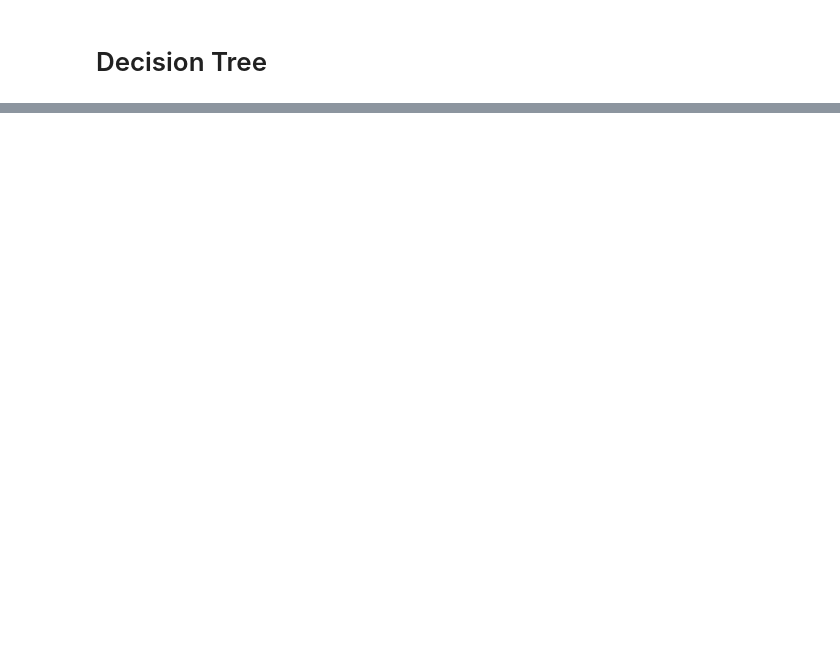
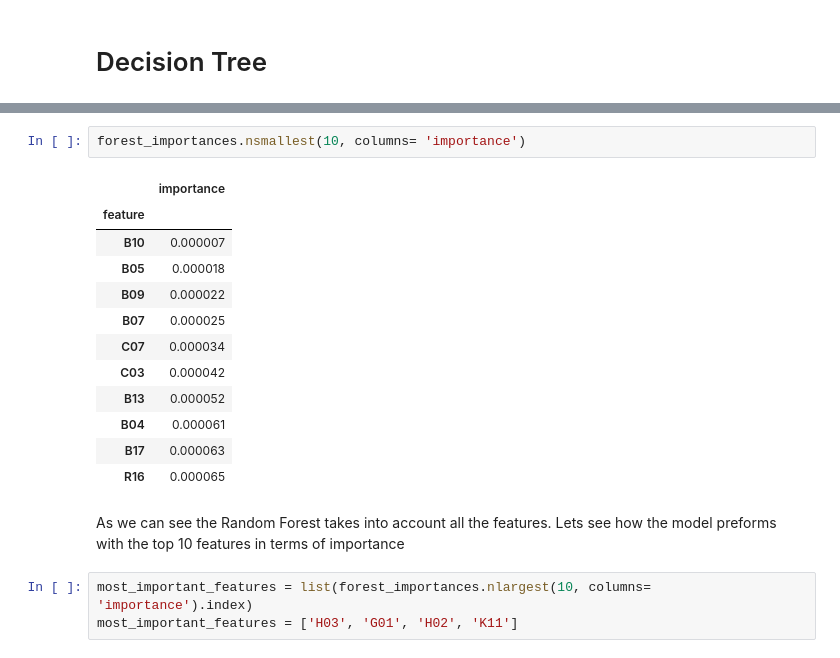
Before and after one commit to BobbyGerberick/Flatiron_Capstone, a Jupyter notebook: SETUPS_notebook_test.ipynb, the cells around one changed output, grey strips where cells are left out. Drawn from its saved outputs; the diff is of its cells as text; blank space fills up the shorter version.

Commit message:
Updated modeling

```diff
--- a/SETUPS_notebook_test.ipynb
+++ b/SETUPS_notebook_test.ipynb
@@ -258,0 +816,20 @@ array([0.97530864, 0.96790123, 0.97201646, 0.95884774, 0.97201646])
+# %%
+forest_importances.nsmallest(10, columns= 'importance')
+# %% [output]
+|  | importance |
+| feature |  |
+| B10 | 0.000007 |
+| B05 | 0.000018 |
+| B09 | 0.000022 |
+| B07 | 0.000025 |
+| C07 | 0.000034 |
+| C03 | 0.000042 |
+| B13 | 0.000052 |
+| B04 | 0.000061 |
+| B17 | 0.000063 |
+| R16 | 0.000065 |
+# %% [markdown]
+As we can see the Random Forest takes into account all the features. Lets see how the model preforms with the top 10 features in terms of importance
+# %%
+most_important_features = list(forest_importances.nlargest(10, columns= 'importance').index)
+most_important_features = ['H03', 'G01', 'H02', 'K11']
```
Also changed, not shown: parts of 102 cells of this notebook, 1 other file.
